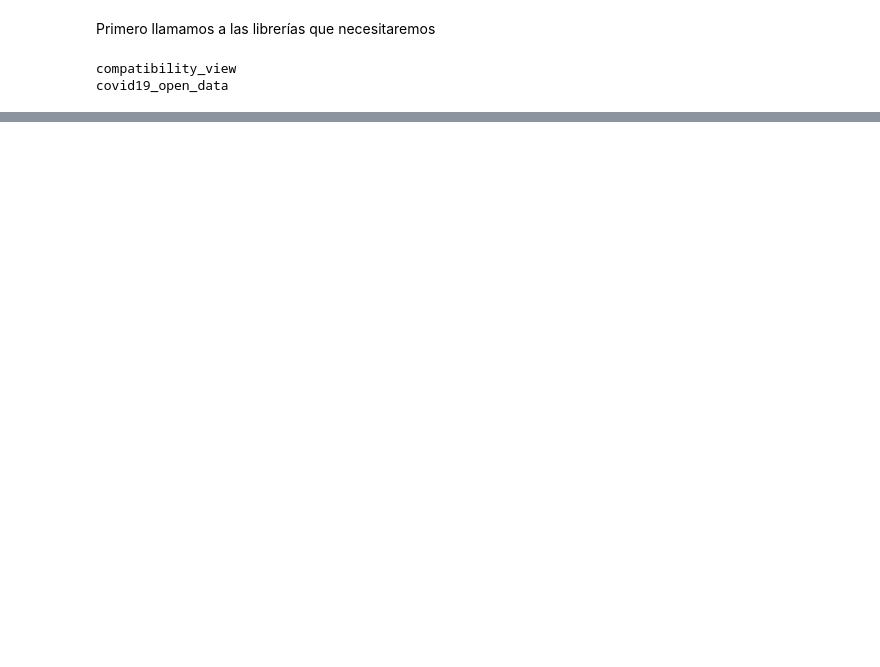
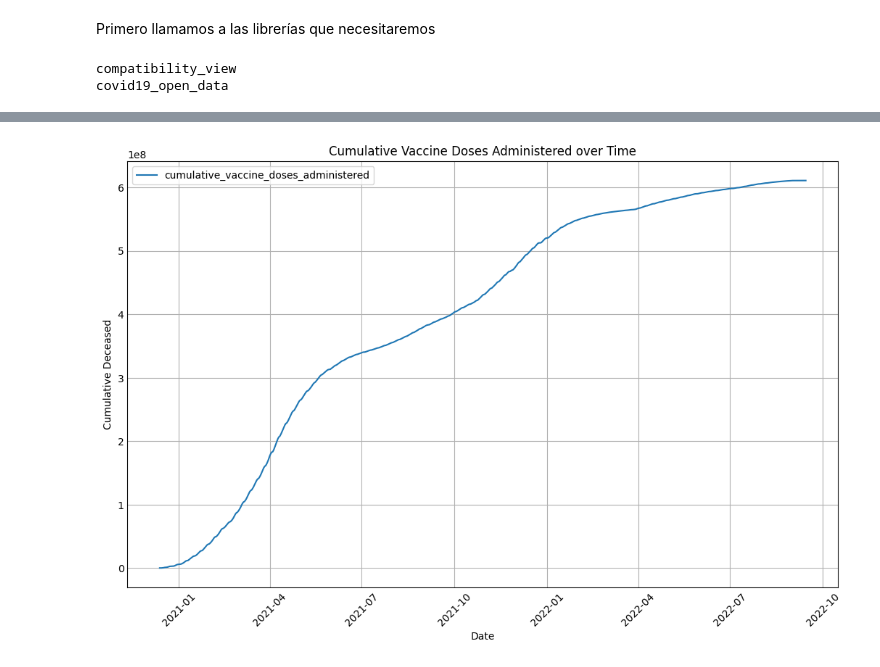
Before and after one commit to El-paolo/Covid19-data, a Jupyter notebook: covid-notebook.ipynb, the cells around one changed output, grey strips where cells are left out. Saved outputs shown, nothing was run; the diff lists cells and outputs as text; code cells hidden in the pictures; blank space fills up the shorter version.

```diff
--- a/covid-notebook.ipynb
+++ b/covid-notebook.ipynb
@@ -28,0 +104,11 @@ covid19_open_data
+# %%
+
+# Plot the data
+fig, ax = plt.subplots(figsize=(10, 6))
+results.plot(x='date', y='cumulative_vaccine_doses_administered', ax=ax, title='Cumulative Vaccine Doses Administered over Time')
+plt.xlabel('Date')
+plt.ylabel('Cumulative Deceased')
+plt.xticks(rotation=45)  # Rotate x-axis tick labels by 45 degrees
+plt.show()
+# %% [output]
+[figure, added]
```
Also changed, not shown: parts of 13 cells of this notebook.
